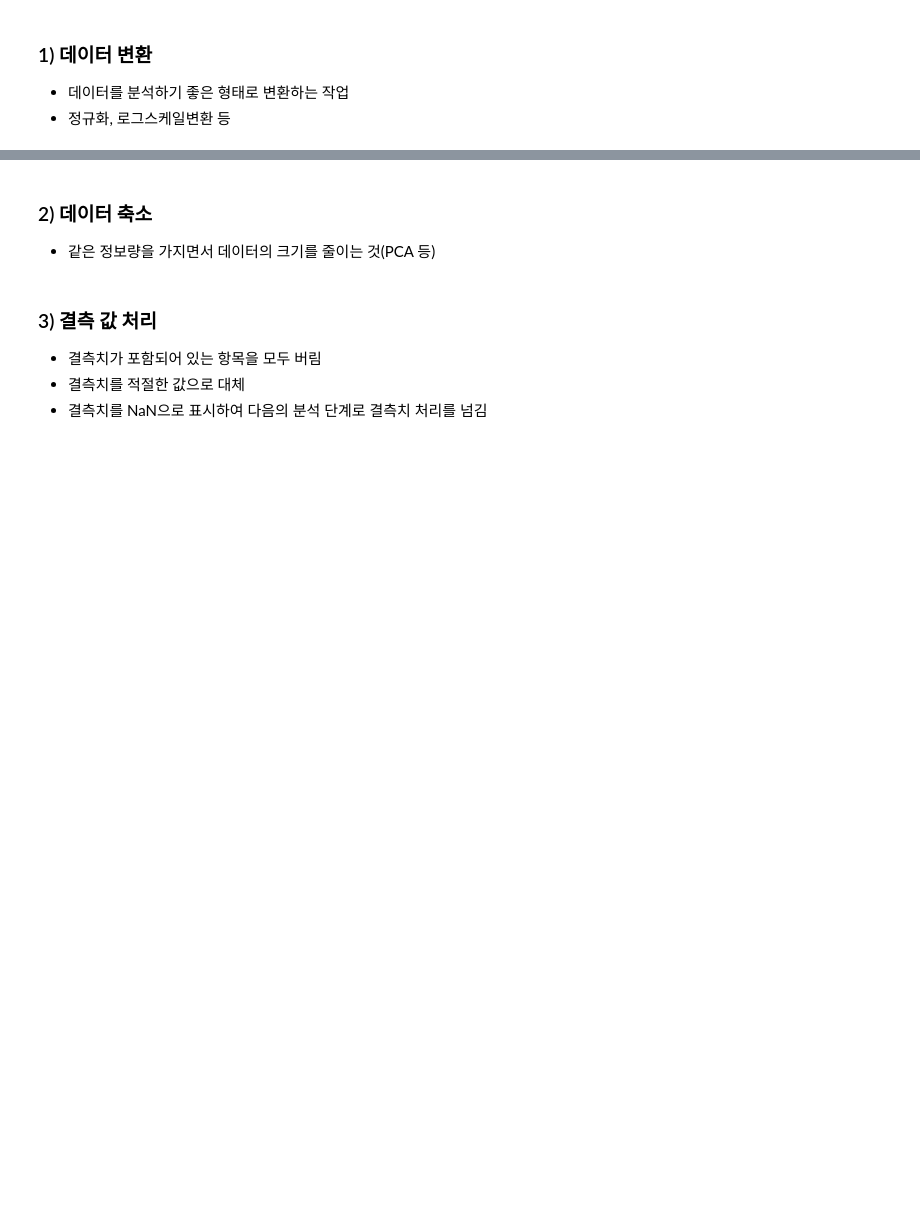
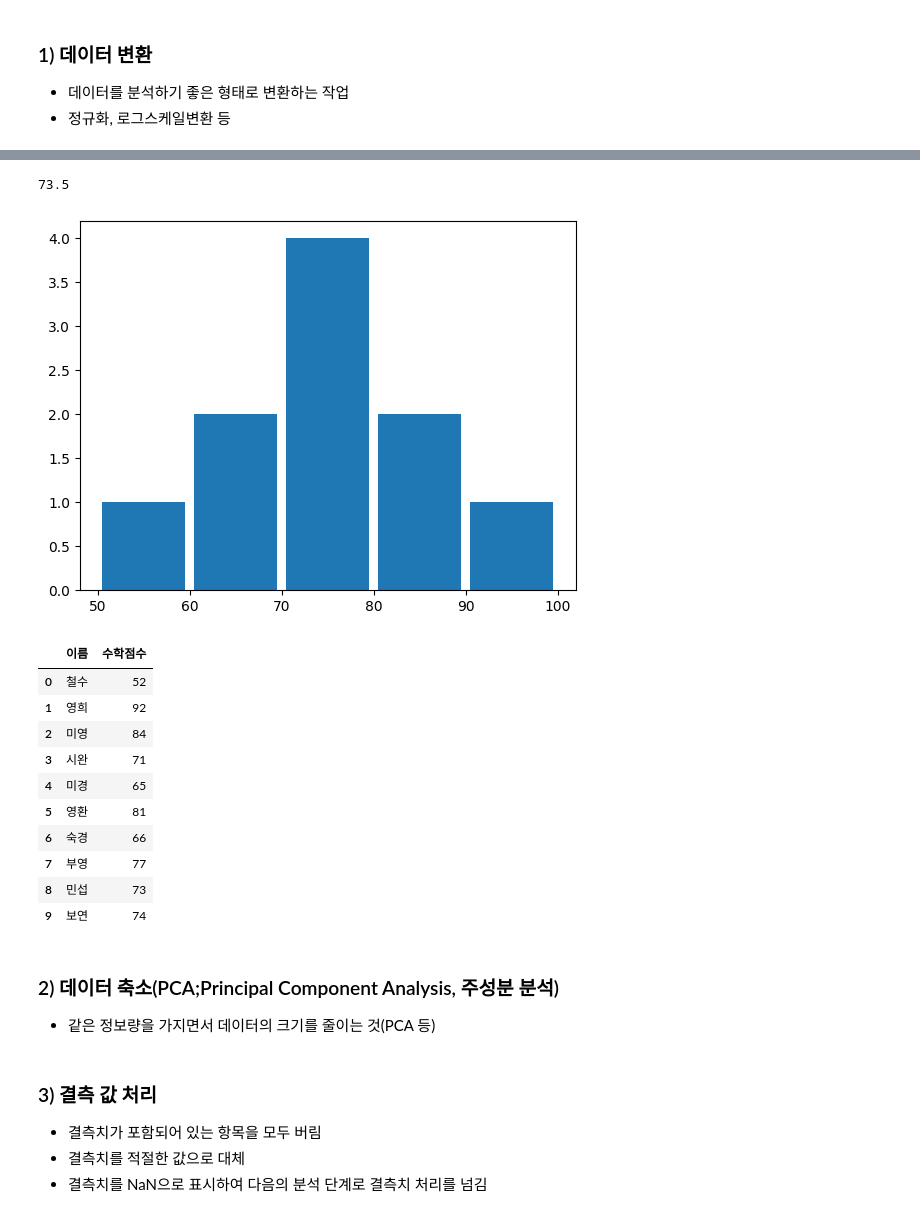
Before and after one commit to choiyun9yu/DataAnalysis, a Jupyter notebook: 빅분기실기/ex03_작업형1유형.ipynb, the cells around one changed output, grey strips where cells are left out. Saved outputs shown, nothing was run; the diff lists cells and outputs as text; code cells hidden in the pictures; blank space fills up the shorter version.

```diff
--- a/빅분기실기/ex03_작업형1유형.ipynb
+++ b/빅분기실기/ex03_작업형1유형.ipynb
@@ -236,0 +389,27 @@ dtype: int64
+# %%
+# 수학점수 (Mat_score)
+data = [["철수",52], ["영희",92], ["미영",84], ["시완",71], ["미경",65],
+        ["영환",81], ["숙경",66], ["부영",77], ["민섭",73], ["보연",74]]
+df = pd.DataFrame(data,columns=['이름','수학점수'])
+
+print(np.mean(df["수학점수"]))
+
+# 히스토그램, 범위 50~100, 5개 구간
+plt.hist(df["수학점수"], bins=5, range=[50, 100], rwidth=0.9)
+# rwidth로 그래프 폭을 조절할 수 있음(생략시 기본 값 1)
+plt.show()
+df
+# %% [output]
+73.5
+[figure, added]
+|  | 이름 | 수학점수 |
+| 0 | 철수 | 52 |
+| 1 | 영희 | 92 |
+| 2 | 미영 | 84 |
+| 3 | 시완 | 71 |
+| 4 | 미경 | 65 |
+| 5 | 영환 | 81 |
+| 6 | 숙경 | 66 |
+| 7 | 부영 | 77 |
+| 8 | 민섭 | 73 |
+| 9 | 보연 | 74 |
@@ -237,5 +422,5 @@ dtype: int64
 # %% [markdown]
-### 2) 데이터 축소
+### 2) 데이터 축소(PCA;Principal Component Analysis, 주성분 분석)
 - 같은 정보량을 가지면서 데이터의 크기를 줄이는 것(PCA 등)
 # %% [markdown]
 ### 3) 결측 값 처리
```
Also changed, not shown: parts of 20 cells of this notebook.
